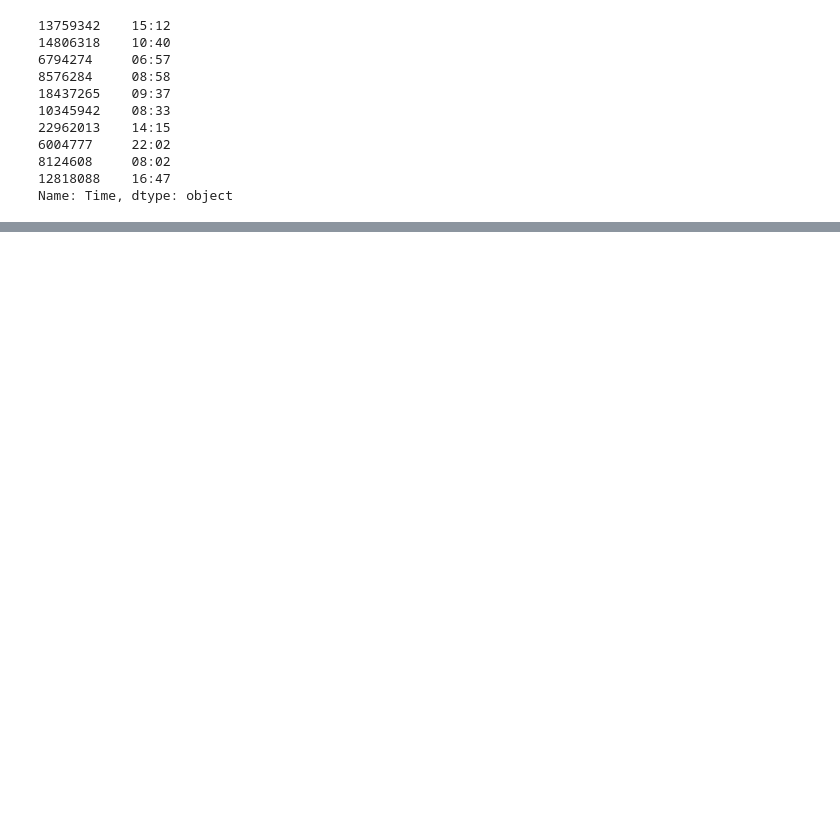
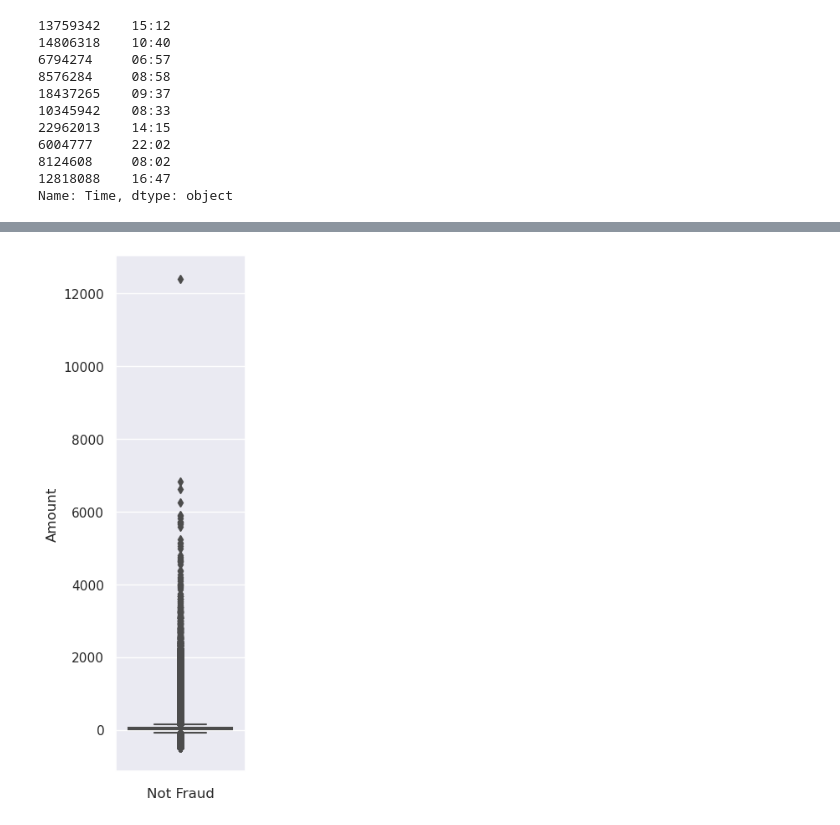
Before and after one commit to Yichen-Z/ece5831-2023-ccf, a Jupyter notebook: explore_transactions.ipynb, the cells around one changed output, grey strips where cells are left out. Saved outputs shown, nothing was run; the diff lists cells and outputs as text; code cells hidden in the pictures; blank space fills up the shorter version.

```diff
--- a/explore_transactions.ipynb
+++ b/explore_transactions.ipynb
@@ -279,0 +378,3 @@ tdf.head(2)
+# %%
+df = tdf.loc[~tdf['is_fraud']].copy()
+df.describe()
@@ -283,0 +409,6 @@ joblib.dump(tdf, 'data/transactions')
+# %%
+sns.boxplot(y=df['Amount'])
+plt.xlabel('Not Fraud')
+plt.show()
+# %% [output]
+[figure, added]
```
Also changed, not shown: parts of 40 cells of this notebook, 1 other file.
